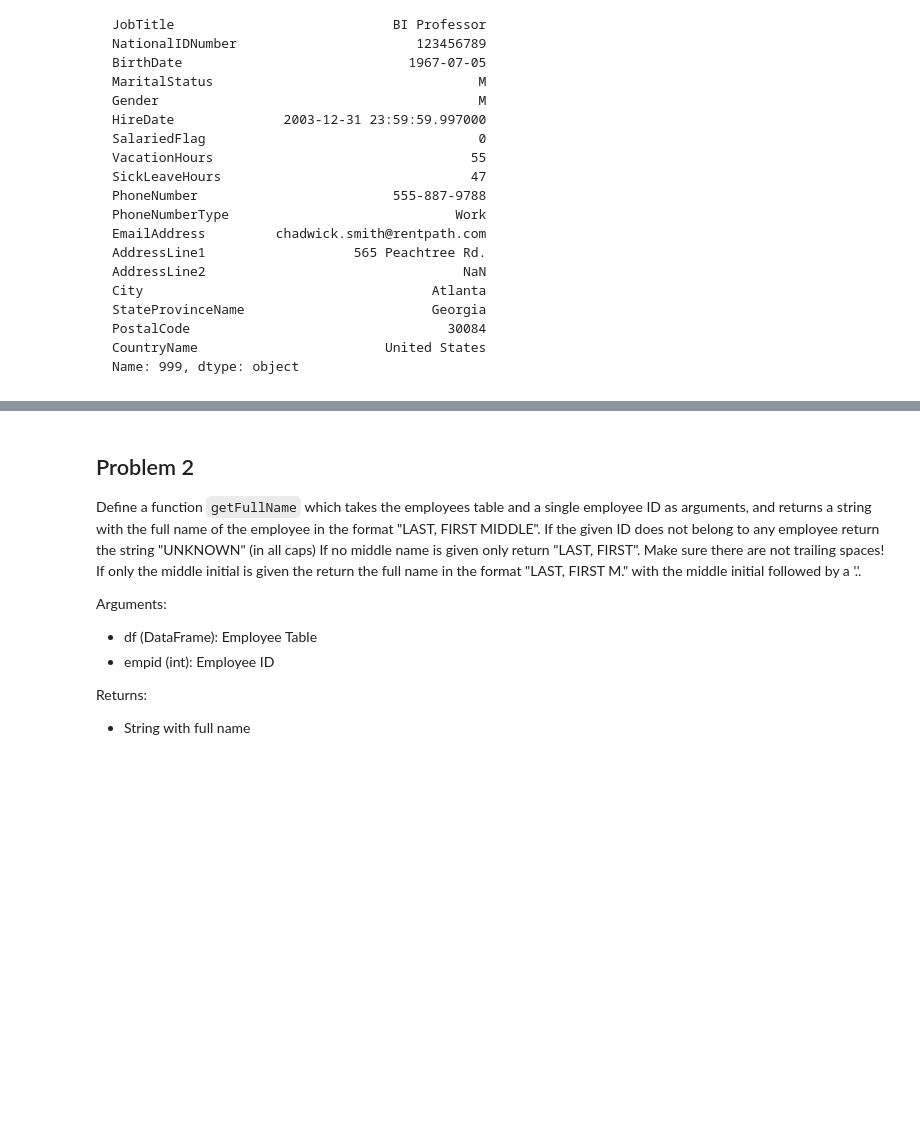
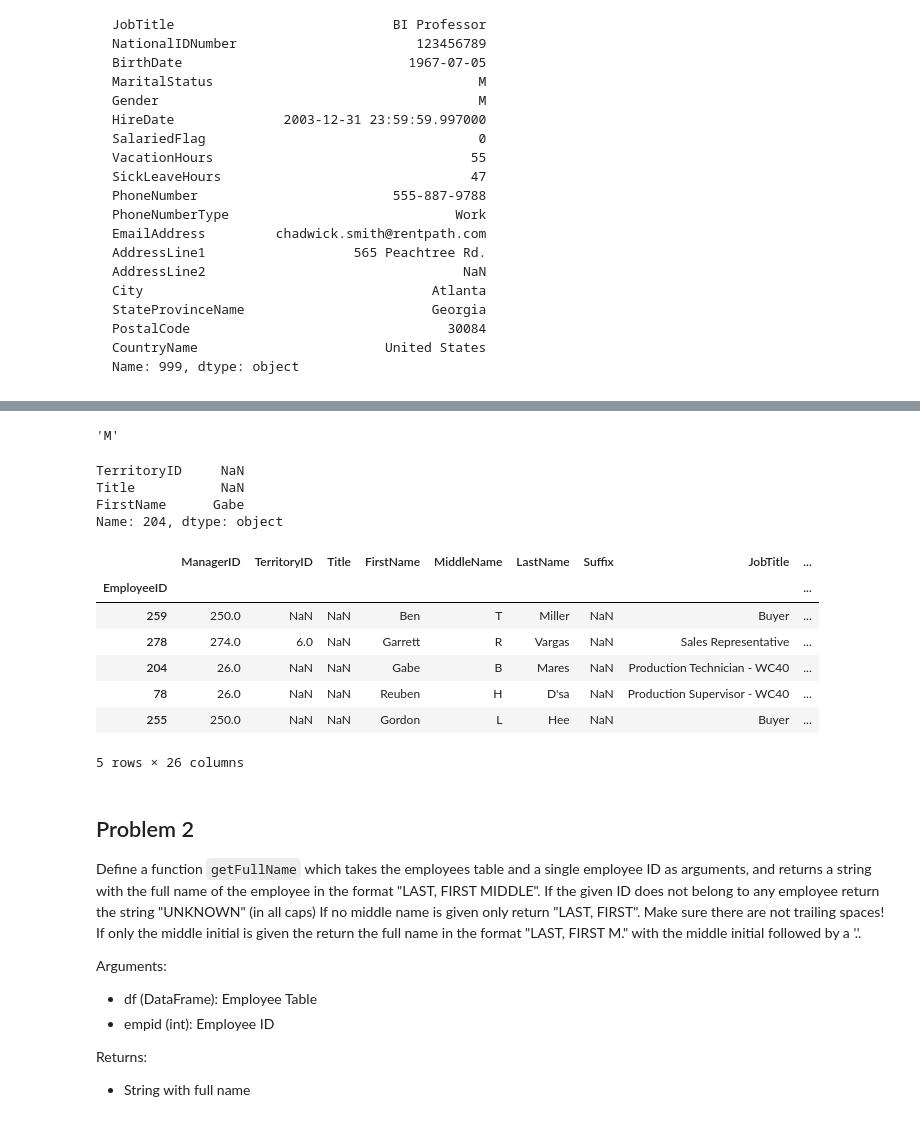
Before and after one commit to peterbengkui/DataProgramming, a Jupyter notebook: 04-Pandas-Data-Tables/HW04/CheckHomework04_new.ipynb, the cells around one changed output, grey strips where cells are left out. Drawn from its saved outputs; the diff is of its cells as text; code cells hidden in the pictures; blank space fills up the shorter version.

```diff
--- a/04-Pandas-Data-Tables/HW04/CheckHomework04_new.ipynb
+++ b/04-Pandas-Data-Tables/HW04/CheckHomework04_new.ipynb
@@ -59,3 +192,26 @@ Name: 999, dtype: object
+# %%
+employee_df.iat[259, 10]   # element on row 260 and column 11
+# %% [output]
+'M'
+# %%
+employees_df.iloc[2, 1:4]
+# %% [output]
+TerritoryID     NaN
+Title           NaN
+FirstName      Gabe
+Name: 204, dtype: object
+# %%
+employees_df['FullName'] = employees_df['LastName'].astype(str) + ", " + employees_df['FirstName'].astype(str) + " " + employees_df['MiddleName'].astype(str)
+employees_df.head()
+# %% [output]
+|  | ManagerID | TerritoryID | Title | FirstName | MiddleName | LastName | Suffix | JobTitle | ... |
+| EmployeeID |  |  |  |  |  |  |  |  | ... |
+| 259 | 250.0 | NaN | NaN | Ben | T | Miller | NaN | Buyer | ... |
+| 278 | 274.0 | 6.0 | NaN | Garrett | R | Vargas | NaN | Sales Representative | ... |
+| 204 | 26.0 | NaN | NaN | Gabe | B | Mares | NaN | Production Technician - WC40 | ... |
+| 78 | 26.0 | NaN | NaN | Reuben | H | D'sa | NaN | Production Supervisor - WC40 | ... |
+| 255 | 250.0 | NaN | NaN | Gordon | L | Hee | NaN | Buyer | ... |
+5 rows × 26 columns
 # %% [markdown]
 ## Problem 2
 Define a function `getFullName` which takes the employees table and a single employee ID as arguments, and returns a string with the full name of the employee in the format "LAST, FIRST MIDDLE".
```
Also changed, not shown: parts of 53 cells of this notebook, 2 other files.
